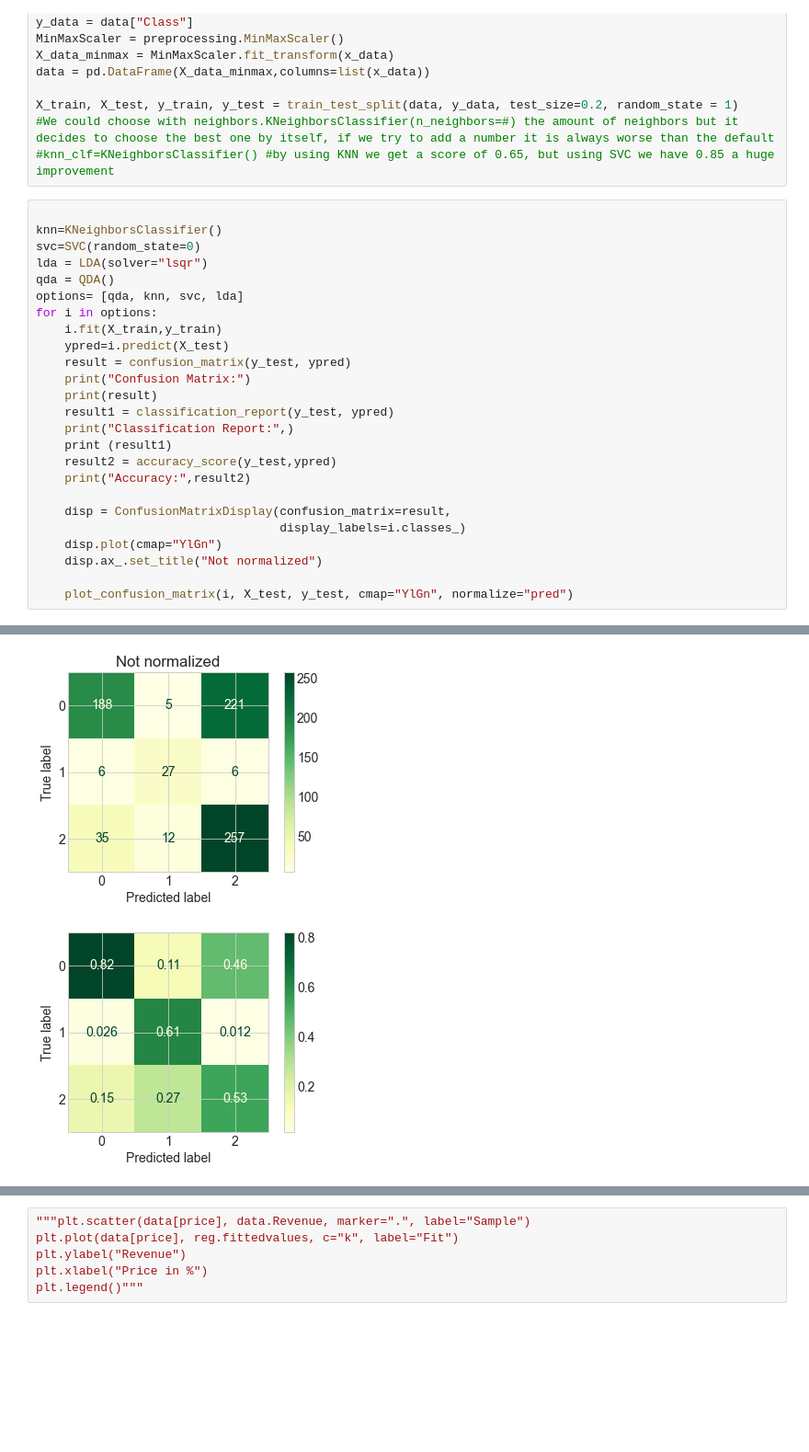
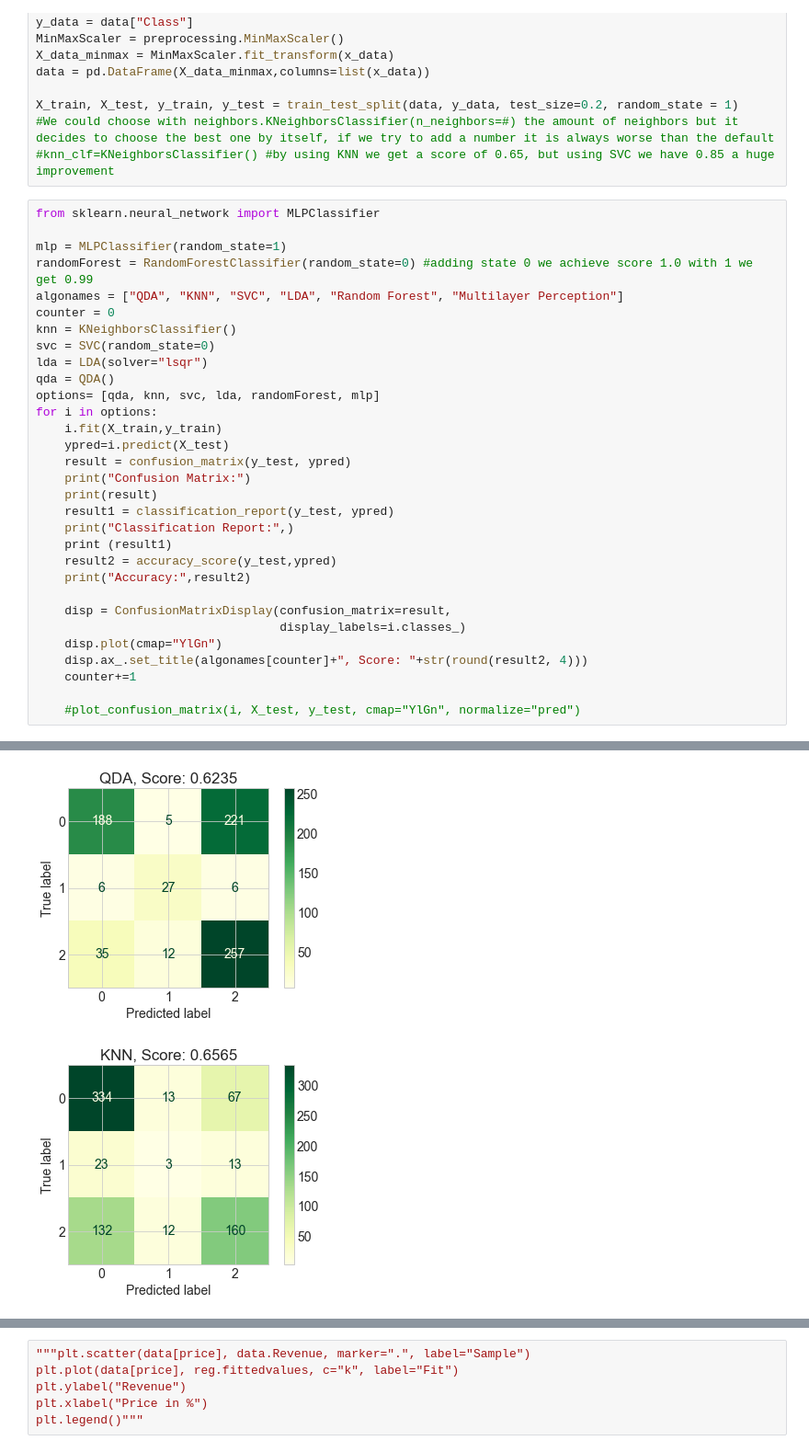
Before and after one commit to JosipHarambasic/ML_Project, a Jupyter notebook: ml_model.ipynb, the cells around one changed output, grey strips where cells are left out. Shown: that part at 92% size. Drawn from its saved outputs; the diff is of its cells as text; blank space fills up the shorter version.

```diff
--- a/ml_model.ipynb
+++ b/ml_model.ipynb
@@ -63,12 +65,17 @@ X_train, X_test, y_train, y_test = train_test_split(data, y_data, test_size=0.2,
 #We could choose with neighbors.KNeighborsClassifier(n_neighbors=#) the amount of neighbors but it decides to choose the best one by itself, if we try to add a number it is always worse than the default
 #knn_clf=KNeighborsClassifier() #by using KNN we get a score of 0.65, but using SVC we have 0.85 a huge improvement
 # %%
+from sklearn.neural_network import MLPClassifier
 
-knn=KNeighborsClassifier()
-svc=SVC(random_state=0)
+mlp = MLPClassifier(random_state=1)
+randomForest = RandomForestClassifier(random_state=0) #adding state 0 we achieve score 1.0 with 1 we get 0.99
+algonames = ["QDA", "KNN", "SVC", "LDA", "Random Forest", "Multilayer Perception"]
+counter = 0
+knn = KNeighborsClassifier()
+svc = SVC(random_state=0)
 lda = LDA(solver="lsqr")
 qda = QDA()
-options= [qda, knn, svc, lda]
+options= [qda, knn, svc, lda, randomForest, mlp]
 for i in options:
     i.fit(X_train,y_train)
     ypred=i.predict(X_test)
@@ -84,9 +91,10 @@ for i in options:
     disp = ConfusionMatrixDisplay(confusion_matrix=result,
                                   display_labels=i.classes_)
     disp.plot(cmap="YlGn")
-    disp.ax_.set_title("Not normalized")
+    disp.ax_.set_title(algonames[counter]+", Score: "+str(round(result2, 4)))
+    counter+=1
 
-    plot_confusion_matrix(i, X_test, y_test, cmap="YlGn", normalize="pred")
+    #plot_confusion_matrix(i, X_test, y_test, cmap="YlGn", normalize="pred")
 # %% [output]
 Confusion Matrix:
 [[188   5 221]
@@ -124,2 +116,2 @@ Accuracy: 0.8916776750330251
-[figure, old version]
+[figure, new version]
-[figure, old version]
+[figure, new version]
```
Also changed, not shown: parts of 2 cells of this notebook, 1 other file.
